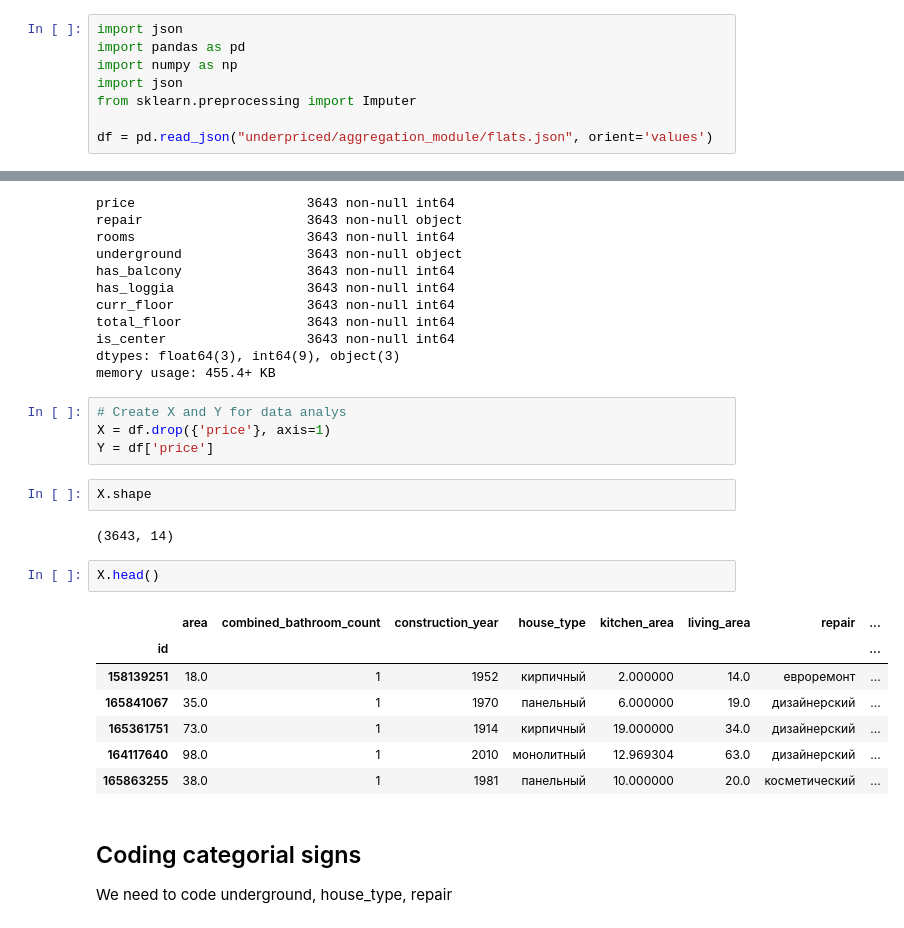
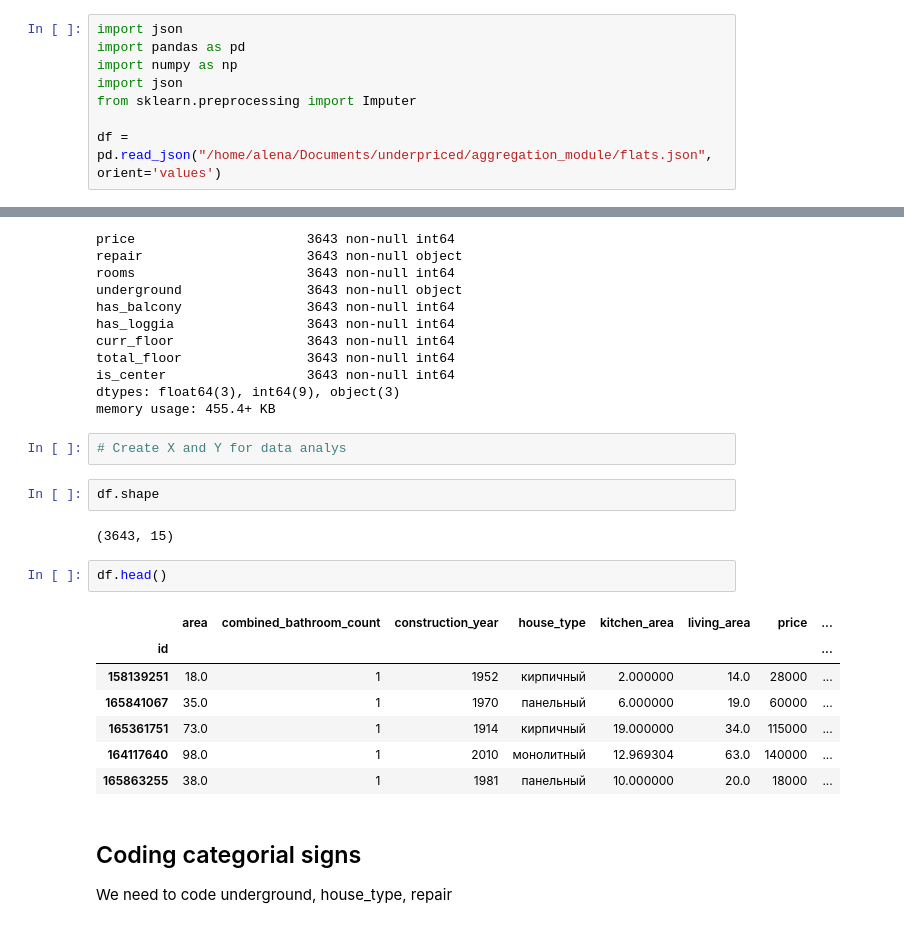
Before and after one commit to sopilnyak/underpriced, a Jupyter notebook: ml_module/features_extractor.ipynb, the cells around one changed output, grey strips where cells are left out. Saved outputs shown, nothing was run; the diff lists cells and outputs as text.

Commit message:
Added algorithm and real prices

```diff
--- a/ml_module/features_extractor.ipynb
+++ b/ml_module/features_extractor.ipynb
@@ -5,7 +5,7 @@ import numpy as np
 import json
 from sklearn.preprocessing import Imputer
 
-df = pd.read_json("underpriced/aggregation_module/flats.json", orient='values')
+df = pd.read_json("/home/alena/Documents/underpriced/aggregation_module/flats.json", orient='values')
 # %%
 df['id'] = df['url'].map(lambda url: int(url.split('/')[5]))
 # %%
@@ -224,22 +224,20 @@ dtypes: float64(3), int64(9), object(3)
 memory usage: 455.4+ KB
 # %%
 # Create X and Y for data analys
-X = df.drop({'price'}, axis=1)
-Y = df['price']
 # %%
-X.shape
+df.shape
 # %% [output]
-(3643, 14)
+(3643, 15)
 # %%
-X.head()
+df.head()
 # %% [output]
-|  | area | combined_bathroom_count | construction_year | house_type | kitchen_area | living_area | repair | ... |
+|  | area | combined_bathroom_count | construction_year | house_type | kitchen_area | living_area | price | ... |
 | id |  |  |  |  |  |  |  | ... |
-| 158139251 | 18.0 | 1 | 1952 | кирпичный | 2.000000 | 14.0 | евроремонт | ... |
-| 165841067 | 35.0 | 1 | 1970 | панельный | 6.000000 | 19.0 | дизайнерский | ... |
-| 165361751 | 73.0 | 1 | 1914 | кирпичный | 19.000000 | 34.0 | дизайнерский | ... |
-| 164117640 | 98.0 | 1 | 2010 | монолитный | 12.969304 | 63.0 | дизайнерский | ... |
-| 165863255 | 38.0 | 1 | 1981 | панельный | 10.000000 | 20.0 | косметический | ... |
+| 158139251 | 18.0 | 1 | 1952 | кирпичный | 2.000000 | 14.0 | 28000 | ... |
+| 165841067 | 35.0 | 1 | 1970 | панельный | 6.000000 | 19.0 | 60000 | ... |
+| 165361751 | 73.0 | 1 | 1914 | кирпичный | 19.000000 | 34.0 | 115000 | ... |
+| 164117640 | 98.0 | 1 | 2010 | монолитный | 12.969304 | 63.0 | 140000 | ... |
+| 165863255 | 38.0 | 1 | 1981 | панельный | 10.000000 | 20.0 | 18000 | ... |
 # %% [markdown]
 ## Coding categorial signs
 We need to code underground, house_type, repair
```
Also changed, not shown: parts of 3 cells of this notebook, 7 other files.
